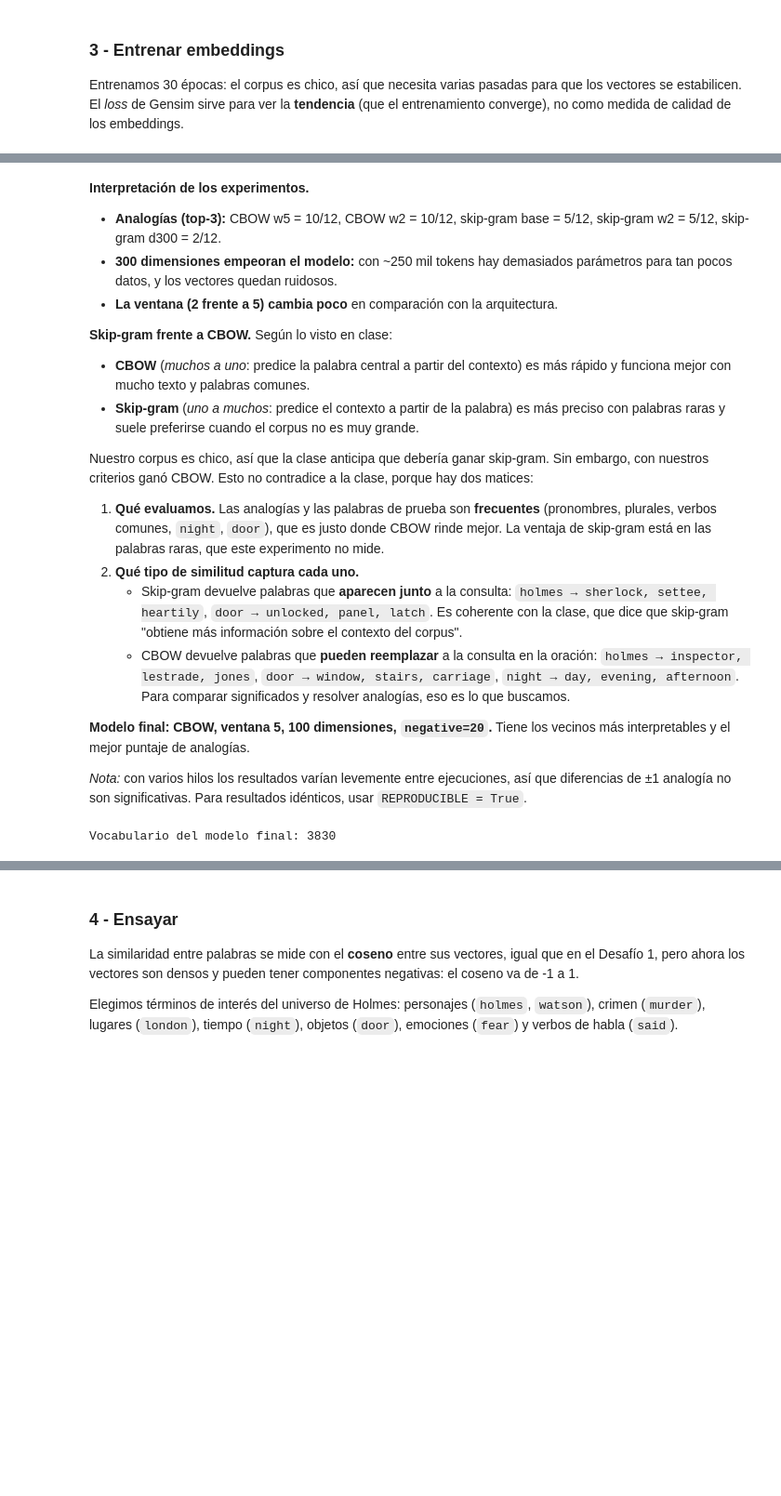
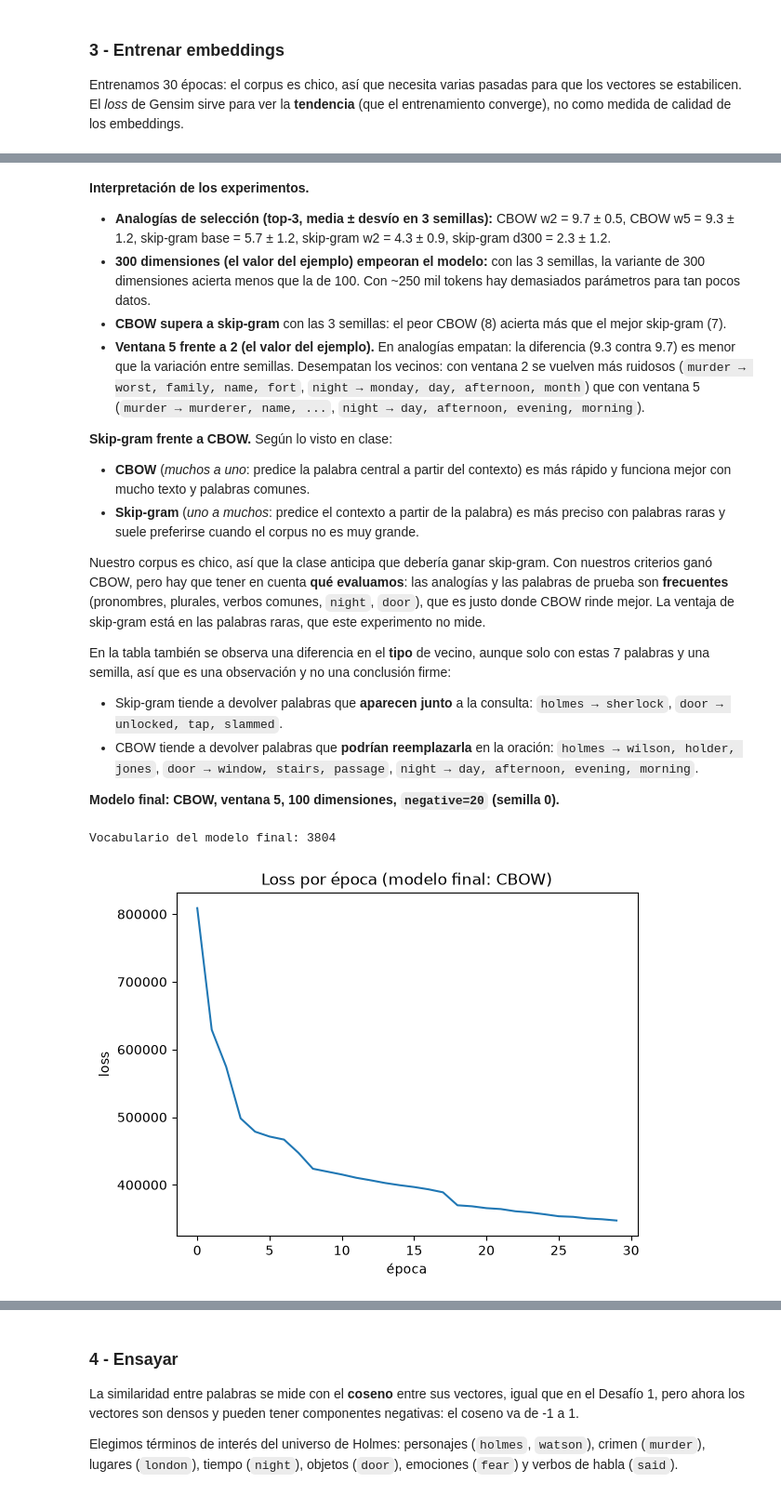
Before and after one commit to lautarovera-edu/fiuba-ceia-pln-i, a Jupyter notebook: Desafíos/Desafio_2.ipynb, the cells around one changed output, grey strips where cells are left out. Shown at 93% size. Saved outputs shown, nothing was run; the diff lists cells and outputs as text; code cells hidden in the pictures; blank space fills up the shorter version.

```diff
--- a/Desafíos/Desafio_2.ipynb
+++ b/Desafíos/Desafio_2.ipynb
@@ -305,27 +687,30 @@ with pd.option_context("display.max_colwidth", None):
 # %% [markdown]
 **Interpretación de los experimentos.**
 
-- **Analogías (top-3):** CBOW w5 = 10/12, CBOW w2 = 10/12, skip-gram base = 5/12, skip-gram w2 = 5/12, skip-gram d300 = 2/12.
-- **300 dimensiones empeoran el modelo:** con ~250 mil tokens hay demasiados parámetros para tan pocos datos, y los vectores quedan ruidosos.
-- **La ventana (2 frente a 5) cambia poco** en comparación con la arquitectura.
+- **Analogías de selección (top-3, media ± desvío en 3 semillas):** CBOW w2 = 9.7 ± 0.5, CBOW w5 = 9.3 ± 1.2, skip-gram base = 5.7 ± 1.2, skip-gram w2 = 4.3 ± 0.9, skip-gram d300 = 2.3 ± 1.2.
+- **300 dimensiones (el valor del ejemplo) empeoran el modelo:** con las 3 semillas, la variante de 300 dimensiones acierta menos que la de 100. Con ~250 mil tokens hay demasiados parámetros para tan pocos datos.
+- **CBOW supera a skip-gram** con las 3 semillas: el peor CBOW (8) acierta más que el mejor skip-gram (7).
+- **Ventana 5 frente a 2 (el valor del ejemplo).** En analogías empatan: la diferencia (9.3 contra 9.7) es menor que la variación entre semillas. Desempatan los vecinos: con ventana 2 se vuelven más ruidosos (`murder → worst, family, name, fort`, `night → monday, day, afternoon, month`) que con ventana 5 (`murder → murderer, name, ...`, `night → day, afternoon, evening, morning`).
 
 **Skip-gram frente a CBOW.** Según lo visto en clase:
 - **CBOW** (*muchos a uno*: predice la palabra central a partir del contexto) es más rápido y funciona mejor con mucho texto y palabras comunes.
 - **Skip-gram** (*uno a muchos*: predice el contexto a partir de la palabra) es más preciso con palabras raras y suele preferirse cuando el corpus no es muy grande.
 
-Nuestro corpus es chico, así que la clase anticipa que debería ganar skip-gram. Sin embargo, con nuestros criterios ganó CBOW. Esto no contradice a la clase, porque hay dos matices:
+Nuestro corpus es chico, así que la clase anticipa que debería ganar skip-gram. Con nuestros criterios ganó CBOW, pero hay que tener en cuenta **qué evaluamos**: las analogías y las palabras de prueba son **frecuentes** (pronombres, plurales, verbos comunes, `night`, `door`), que es justo donde CBOW rinde mejor. La ventaja de skip-gram está en las palabras raras, que este experimento no mide.
 
-1. **Qué evaluamos.** Las analogías y las palabras de prueba son **frecuentes** (pronombres, plurales, verbos comunes, `night`, `door`), que es justo donde CBOW rinde mejor. La ventaja de skip-gram está en las palabras raras, que este experimento no mide.
-2. **Qué tipo de similitud captura cada uno.**
-   - Skip-gram devuelve palabras que **aparecen junto** a la consulta: `holmes → sherlock, settee, heartily`, `door → unlocked, panel, latch`. Es coherente con la clase, que dice que skip-gram "obtiene más información sobre el contexto del corpus".
-   - CBOW devuelve palabras que **pueden reemplazar** a la consulta en la oración: `holmes → inspector, lestrade, jones`, `door → window, stairs, carriage`, `night → day, evening, afternoon`. Para comparar significados y resolver analogías, eso es lo que buscamos.
+En la tabla también se observa una diferencia en el **tipo** de vecino, aunque solo con estas 7 palabras y una semilla, así que es una observación y no una conclusión firme:
+- Skip-gram tiende a devolver palabras que **aparecen junto** a la consulta: `holmes → sherlock`, `door → unlocked, tap, slammed`.
+- CBOW tiende a devolver palabras que **podrían reemplazarla** en la oración: `holmes → wilson, holder, jones`, `door → window, stairs, passage`, `night → day, afternoon, evening, morning`.
 
-**Modelo final: CBOW, ventana 5, 100 dimensiones, `negative=20`.** Tiene los vecinos más interpretables y el mejor puntaje de analogías.
-
-_Nota:_ con varios hilos los resultados varían levemente entre ejecuciones, así que diferencias de ±1 analogía no son significativas. Para resultados idénticos, usar `REPRODUCIBLE = True`.
+**Modelo final: CBOW, ventana 5, 100 dimensiones, `negative=20` (semilla 0).**
 # %%
-# Modelo final: CBOW, ventana 5, 100 dimensiones (ver justificación arriba)
+# Modelo final: CBOW, ventana 5, 100 dimensiones, semilla 0 (ver justificación arriba)
 w2v_model = variantes["cbow w5 d100"]
 print("Vocabulario del modelo final:", len(w2v_model.wv))
+
+plt.plot(losses["cbow w5 d100"])
+plt.xlabel("época"); plt.ylabel("loss"); plt.title("Loss por época (modelo final: CBOW)")
+plt.show()
 # %% [output]
-Vocabulario del modelo final: 3830
+Vocabulario del modelo final: 3804
+[figure, added]
```
Also changed, not shown: parts of 71 cells of this notebook, 1 other file.
